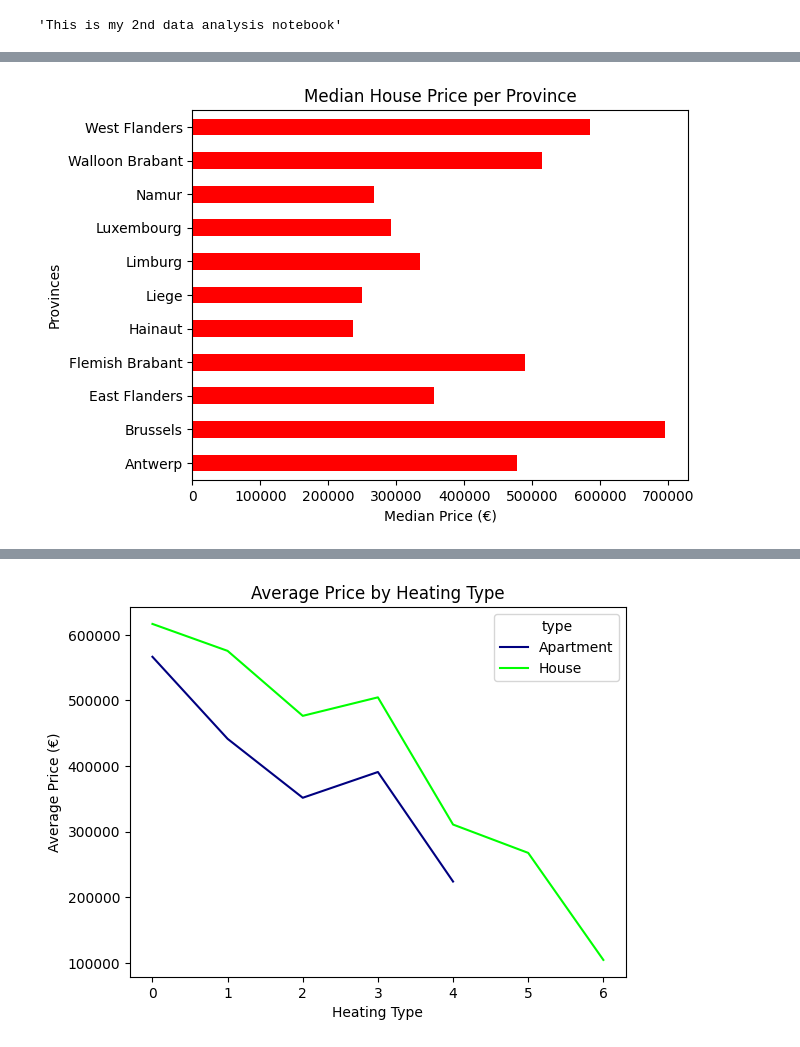
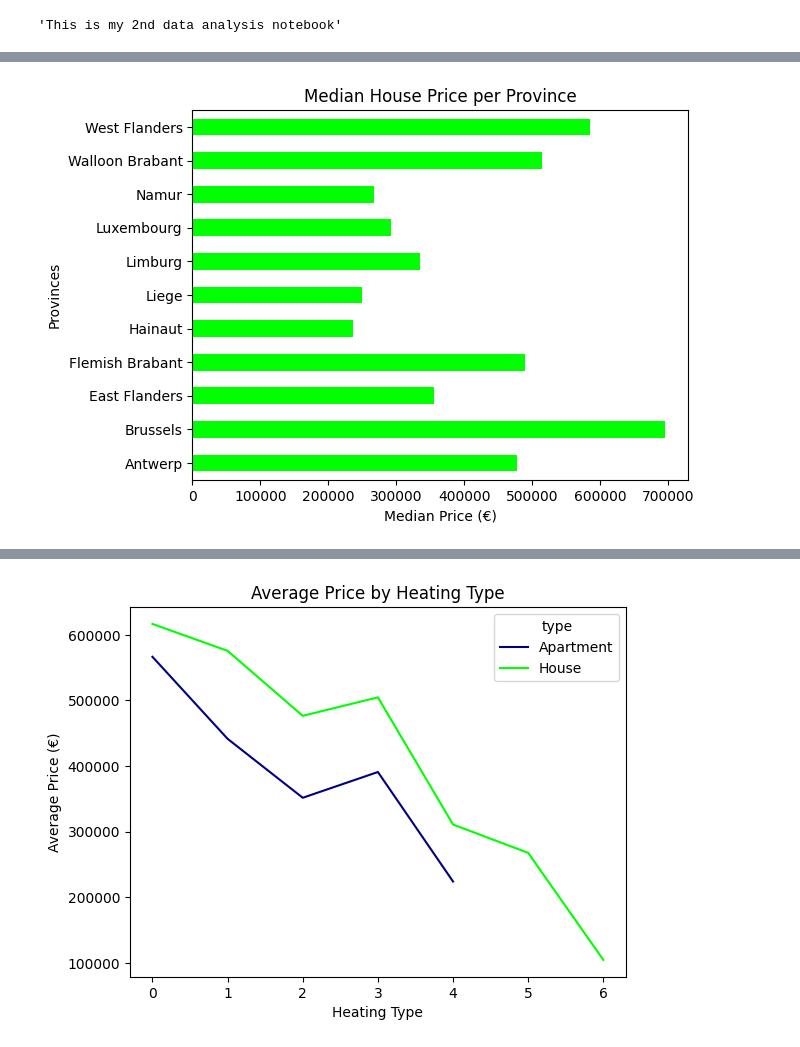
Before and after one commit to m9tadeo/real-estate-price-prediction, a Jupyter notebook: data_analysis/data_analysis_2.ipynb, the cells around one changed output, grey strips where cells are left out. Saved outputs shown, nothing was run; the diff lists cells and outputs as text; code cells hidden in the pictures.

```diff
--- a/data_analysis/data_analysis_2.ipynb
+++ b/data_analysis/data_analysis_2.ipynb
@@ -30,9 +34,9 @@ plt.show()
 # %%
 df_House = df.loc[df["type"] == "House"]
-df_House.groupby("province")["price"].median().plot(kind="barh", color="red")
+df_House.groupby("province")["price"].median().plot(kind="barh", color="lime")
 plt.xlabel("Median Price (€)")
 plt.ylabel("Provinces")
 plt.title("Median House Price per Province")
 plt.show()
 # %% [output]
-[figure, old version]
+[figure, new version]
```
Also changed, not shown: parts of 7 cells of this notebook, 3 other files.
